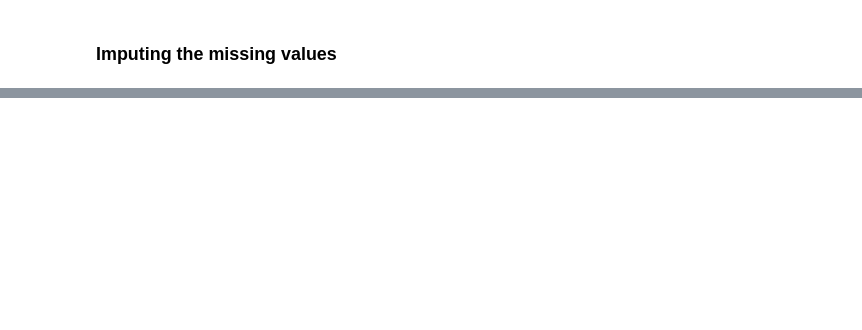
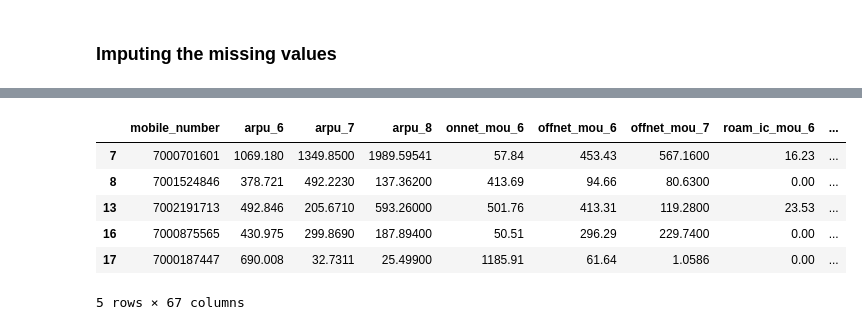
Before and after one commit to soni-aditya/telecom-churn-predictor, a Jupyter notebook: assignment_notebook.ipynb, the cells around one changed output, grey strips where cells are left out. Cells and saved outputs as stored; diff of their text form; code cells hidden in the pictures; blank space fills up the shorter version.

```diff
--- a/assignment_notebook.ipynb
+++ b/assignment_notebook.ipynb
@@ -102,0 +303,10 @@ memory usage: 169.4+ MB
+# %%
+df['int_usage_median'] = df[['vol_2g_mb_6','vol_2g_mb_7','vol_2g_mb_8','vol_3g_mb_6','vol_3g_mb_7','vol_3g_mb_8']].median(axis=1)
+df['int_usage_median'] = df.int_usage_median.map(lambda x: 1 if x == 0 else 0)
+df = df.drop(['vol_2g_mb_6','vol_2g_mb_7','vol_2g_mb_8','vol_3g_mb_6','vol_3g_mb_7','vol_3g_mb_8'], 1)
+
+
+df['tenure_buck'] = np.round(df['aon']/365,1)
+bins = [0, 1, 2, 3, 4, 10]
+df['tenure_buck'] = pd.cut(df['tenure_buck'], bins)
+df['tenure_buck'].value_counts()
@@ -102,0 +322,13 @@ memory usage: 169.4+ MB
+# %%
+# Create correlation matrix
+corr_matrix = df.corr().abs()
+
+# Select upper triangle of correlation matrix
+upper = corr_matrix.where(np.triu(np.ones(corr_matrix.shape), k=1).astype(np.bool))
+
+# Find index of feature columns with correlation greater than 0.95
+to_drop = [column for column in upper.columns if any(upper[column] > 0.7)]
+to_drop
+
+df = df.drop(to_drop, axis=1)
+df.tenure_buck.dtype
@@ -102,0 +338,7 @@ memory usage: 169.4+ MB
+# %%
+#create dummy for tenure_buck
+df = pd.get_dummies(df, drop_first=True)
+
+df.rename(columns={"tenure_buck_(1, 2]": "tenure_buck_1_to_2","tenure_buck_(2, 3]":"tenure_buck_2_to_3",
+                   "tenure_buck_(3, 4]":"tenure_buck_3_to_4",
+                   "tenure_buck_(4, 10]":"tenure_buck_4_to_10"}, inplace=True)
@@ -102,0 +349,3 @@ memory usage: 169.4+ MB
+# %%
+# After outlier treatment droping column which don't have much variance or zero variance
+df = df.drop(['og_others_7','og_others_8','spl_ic_mou_6','spl_ic_mou_7','spl_ic_mou_8','aon'], 1)
@@ -102,0 +389,11 @@ memory usage: 169.4+ MB
+# %%
+telecom_df = df
+telecom_df.head()
+# %% [output]
+|  | mobile_number | arpu_6 | arpu_7 | arpu_8 | onnet_mou_6 | offnet_mou_6 | offnet_mou_7 | roam_ic_mou_6 | ... |
+| 7 | 7000701601 | 1069.180 | 1349.8500 | 1989.59541 | 57.84 | 453.43 | 567.1600 | 16.23 | ... |
+| 8 | 7001524846 | 378.721 | 492.2230 | 137.36200 | 413.69 | 94.66 | 80.6300 | 0.00 | ... |
+| 13 | 7002191713 | 492.846 | 205.6710 | 593.26000 | 501.76 | 413.31 | 119.2800 | 23.53 | ... |
+| 16 | 7000875565 | 430.975 | 299.8690 | 187.89400 | 50.51 | 296.29 | 229.7400 | 0.00 | ... |
+| 17 | 7000187447 | 690.008 | 32.7311 | 25.49900 | 1185.91 | 61.64 | 1.0586 | 0.00 | ... |
+5 rows × 67 columns
```
Also changed, not shown: parts of 36 cells of this notebook.
